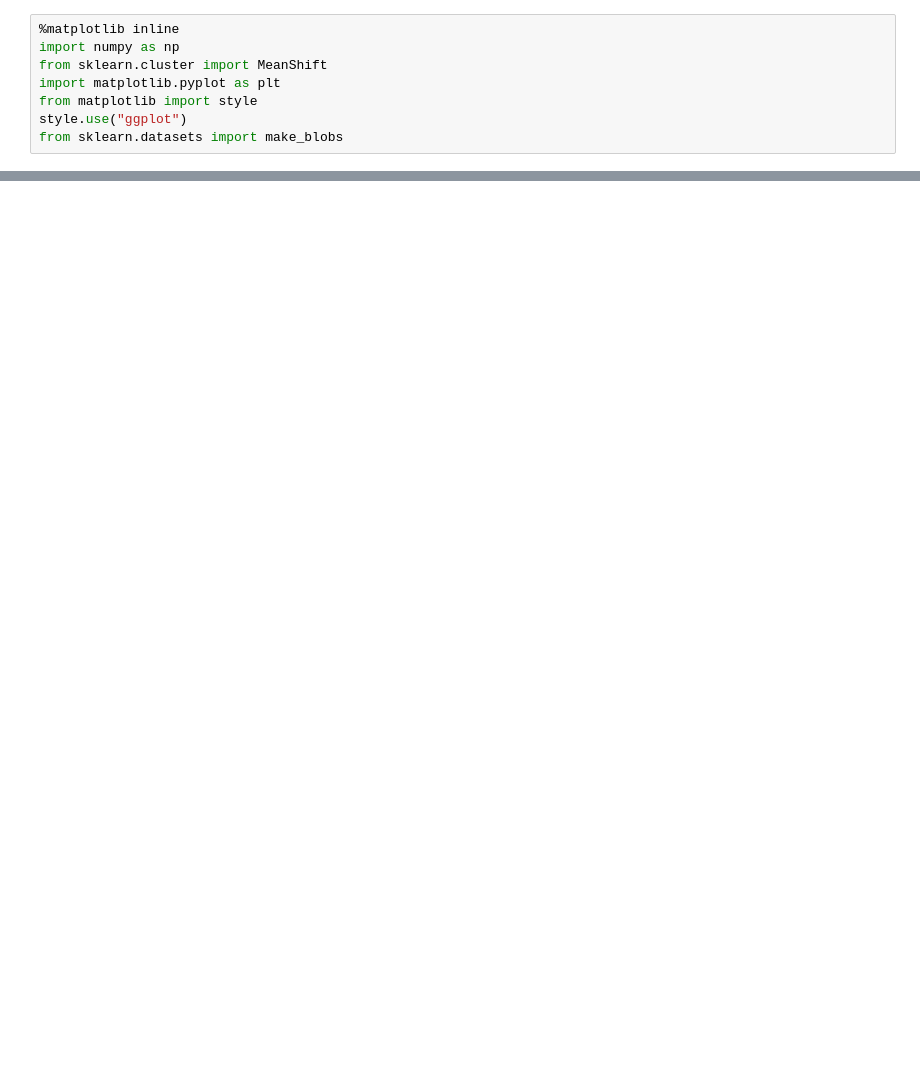
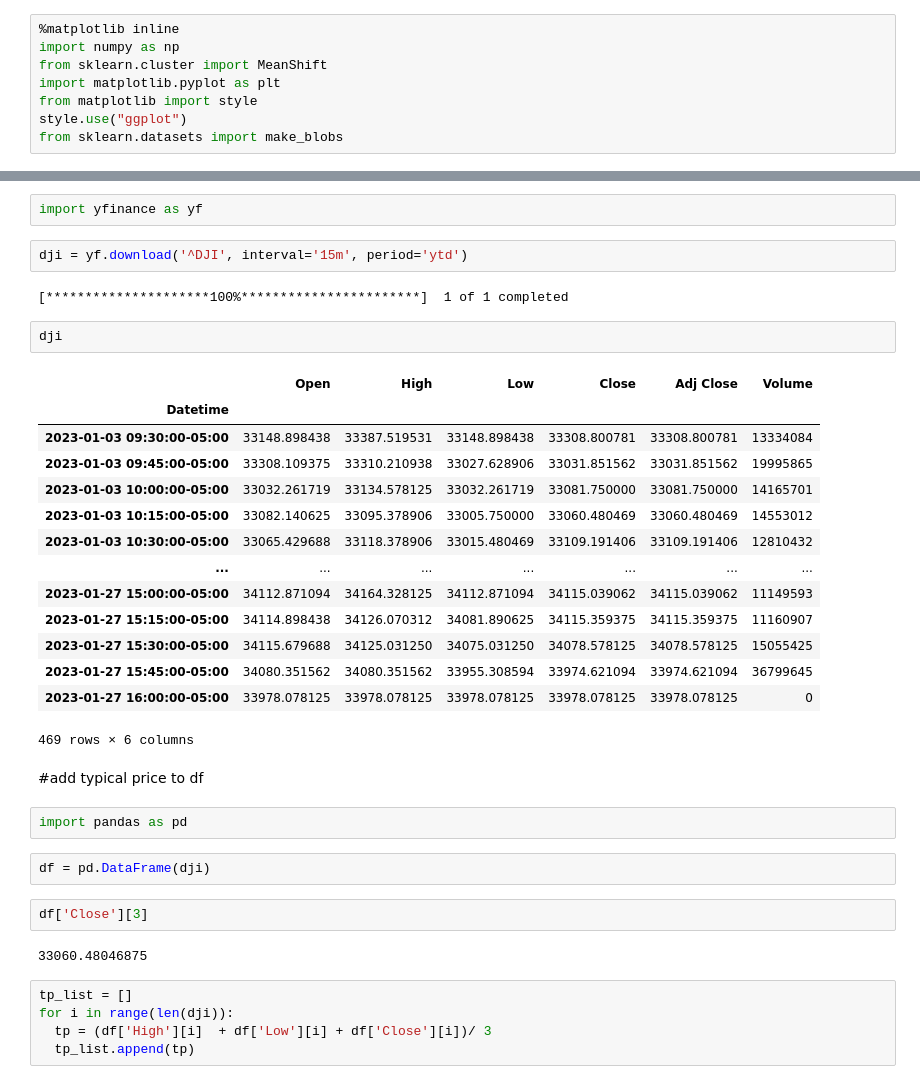
Before and after one commit to astrrr/Financial-Analysis, a Jupyter notebook: price_cluster.ipynb, the cells around one changed output, grey strips where cells are left out. Drawn from its saved outputs; the diff is of its cells as text; blank space fills up the shorter version.

```diff
--- a/price_cluster.ipynb
+++ b/price_cluster.ipynb
@@ -47,0 +73,38 @@ plt.show()
+# %%
+import yfinance as yf
+# %%
+dji = yf.download('^DJI', interval='15m', period='ytd')
+# %% [output]
+[*********************100%***********************]  1 of 1 completed
+# %%
+dji
+# %% [output]
+|  | Open | High | Low | Close | Adj Close | Volume |
+| Datetime |  |  |  |  |  |  |
+| 2023-01-03 09:30:00-05:00 | 33148.898438 | 33387.519531 | 33148.898438 | 33308.800781 | 33308.800781 | 13334084 |
+| 2023-01-03 09:45:00-05:00 | 33308.109375 | 33310.210938 | 33027.628906 | 33031.851562 | 33031.851562 | 19995865 |
+| 2023-01-03 10:00:00-05:00 | 33032.261719 | 33134.578125 | 33032.261719 | 33081.750000 | 33081.750000 | 14165701 |
+| 2023-01-03 10:15:00-05:00 | 33082.140625 | 33095.378906 | 33005.750000 | 33060.480469 | 33060.480469 | 14553012 |
+| 2023-01-03 10:30:00-05:00 | 33065.429688 | 33118.378906 | 33015.480469 | 33109.191406 | 33109.191406 | 12810432 |
+| ... | ... | ... | ... | ... | ... | ... |
+| 2023-01-27 15:00:00-05:00 | 34112.871094 | 34164.328125 | 34112.871094 | 34115.039062 | 34115.039062 | 11149593 |
+| 2023-01-27 15:15:00-05:00 | 34114.898438 | 34126.070312 | 34081.890625 | 34115.359375 | 34115.359375 | 11160907 |
+| 2023-01-27 15:30:00-05:00 | 34115.679688 | 34125.031250 | 34075.031250 | 34078.578125 | 34078.578125 | 15055425 |
+| 2023-01-27 15:45:00-05:00 | 34080.351562 | 34080.351562 | 33955.308594 | 33974.621094 | 33974.621094 | 36799645 |
+| 2023-01-27 16:00:00-05:00 | 33978.078125 | 33978.078125 | 33978.078125 | 33978.078125 | 33978.078125 | 0 |
+469 rows × 6 columns
+# %% [markdown]
+#add typical price to df
+# %%
+import pandas as pd
+# %%
+df = pd.DataFrame(dji)
+# %%
+df['Close'][3]
+# %% [output]
+33060.48046875
+# %%
+tp_list = []
+for i in range(len(dji)):
+  tp = (df['High'][i]  + df['Low'][i] + df['Close'][i])/ 3
+  tp_list.append(tp)
```
Also changed, not shown: parts of 13 cells of this notebook.
